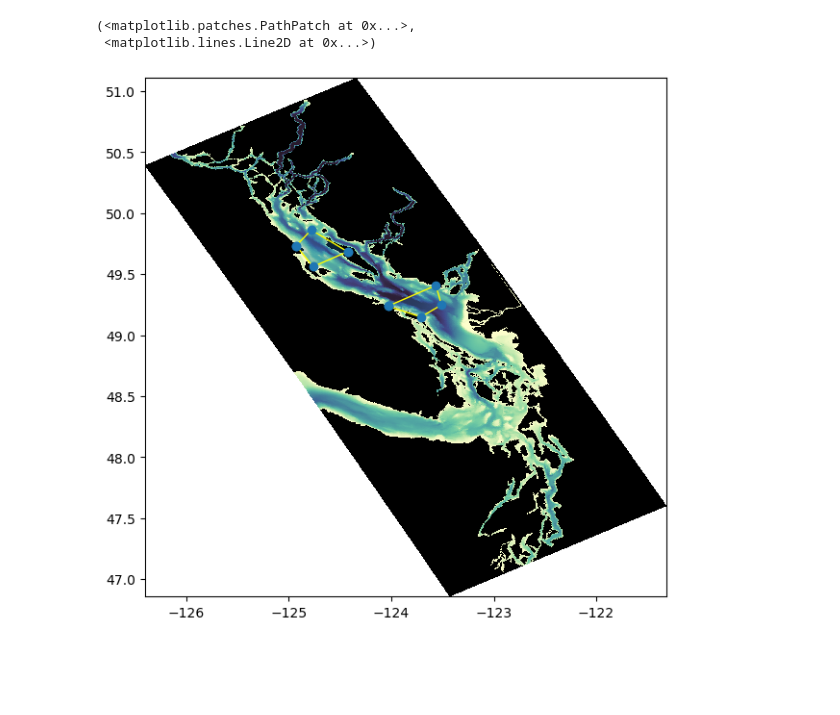
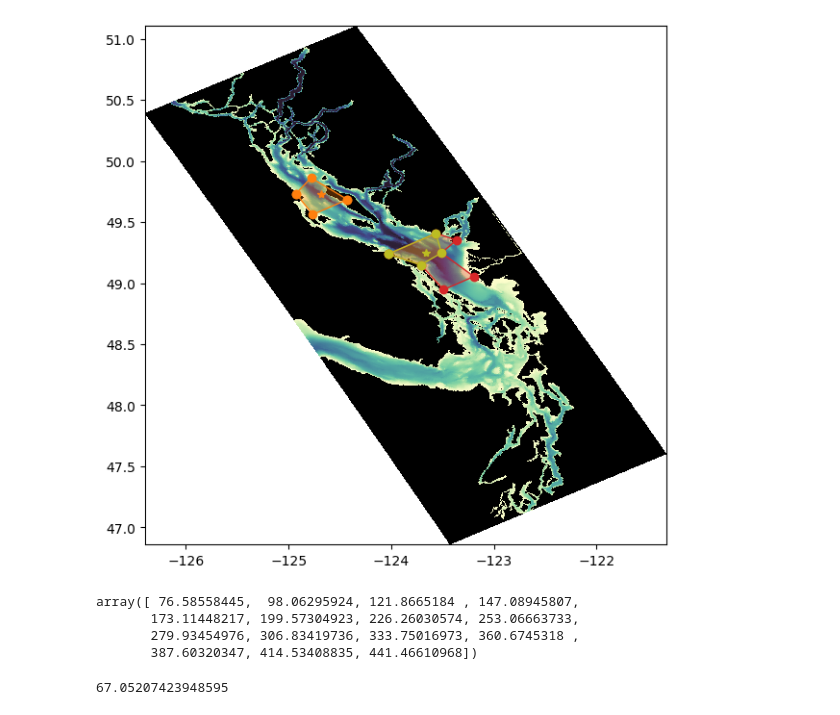
Before and after one commit to SalishSeaCast/analysis-vicente, a Jupyter notebook: Ocean_Parcels/SHARED/Volumes.ipynb, the cells around one changed output. Cells and saved outputs as stored; diff of their text form; code cells hidden in the pictures; blank space fills up the shorter version.

```diff
--- a/Ocean_Parcels/SHARED/Volumes.ipynb
+++ b/Ocean_Parcels/SHARED/Volumes.ipynb
@@ -10,6 +10,9 @@ import xarray as xr
 # %%
 cm_deep = copy.copy(cm.deep)
 cm_deep.set_bad('k')
+# %%
+NG = [49.727, -124.68]
+S415 = [49.25, -123.667];
 # %%
 bathy = xr.open_dataset('/home/sallen/MEOPAR/grid/bathymetry_202108.nc')
 mask = xr.open_dataset('/home/sallen/MEOPAR/grid/mesh_mask202108.nc')
@@ -60,15 +63,28 @@ def def_polys():
     ]
     polygon_coors_S1 = Polygon(polygon_lon_lat_S1)
 
-    return polygon_coors_N1, polygon_coors_S1
+    polygon_lon_lat_S2 = [
+    (S1_lon_1[0], S1_lat_1[0]),
+    (S1_lon_1[1], S1_lat_1[1]),
+    (S1_lon_2[1], S1_lat_2[1]),
+    (S1_lon_5[1], S1_lat_5[1]),
+    (S1_lon_6[1], S1_lat_6[1]),
+    (S1_lon_6[0], S1_lat_6[0]),
+    (S1_lon_4[0], S1_lat_4[0])
+    ]
+    polygon_coors_S2 = Polygon(polygon_lon_lat_S2)
+
+    return polygon_coors_N1, polygon_coors_S1, polygon_coors_S2
 # %%
-polygon_coors_N1, polygon_coors_S1 = def_polys()
+polygon_coors_N1, polygon_coors_S1, polygon_coors_S2 = def_polys()
 fig, ax = plt.subplots(1, 1, figsize=(7, 7))
-ax.pcolormesh(bathy.nav_lon, bathy.nav_lat, bathy.Bathymetry, cmap=cm_deep)
+ax.pcolormesh(bathy.nav_lon, bathy.nav_lat, bathy.Bathymetry[:-1, :-1], cmap=cm_deep)
 
-plot_polygon(polygon_coors_N1, ax=ax, edgecolor='yellow', fill='tab:ora)
-plot_polygon(polygon_coors_S1, ax=ax, edgecolor='yellow')
+plot_polygon(polygon_coors_N1, ax=ax, edgecolor='tab:orange', color='tab:orange')
+plot_polygon(polygon_coors_S2, ax=ax, edgecolor='tab:red', color='tab:red');
+plot_polygon(polygon_coors_S1, ax=ax, edgecolor='tab:olive', color='tab:olive');
+
+ax.plot(NG[1], NG[0], '*', c='tab:orange')
+ax.plot(S415[1], S415[0], '*', c='tab:olive');
 # %% [output]
-(<matplotlib.patches.PathPatch at 0x...>,
- <matplotlib.lines.Line2D at 0x...>)
-[figure, old version]
+[figure, new version]
@@ -74,0 +120,11 @@ plot_polygon(polygon_coors_S1, ax=ax, edgecolor='yellow')
+# %%
+mask.gdept_1d.values[0][25:]
+# %% [output]
+array([ 76.58558445,  98.06295924, 121.8665184 , 147.08945807,
+       173.11448217, 199.57304923, 226.26030574, 253.06663733,
+       279.93454976, 306.83419736, 333.75016973, 360.6745318 ,
+       387.60320347, 414.53408835, 441.46610968])
+# %%
+print (mask.gdepw_1d[0, 25].values)
+# %% [output]
+67.05207423948595
```
Also changed, not shown: parts of 1 cell of this notebook.
